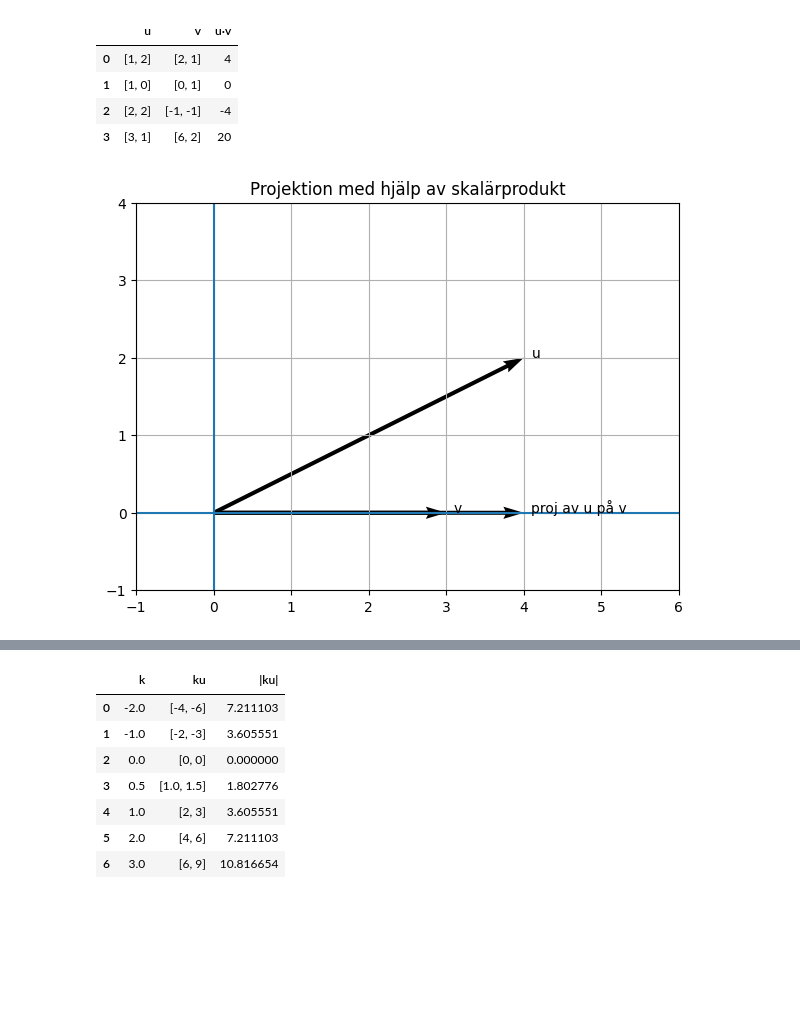
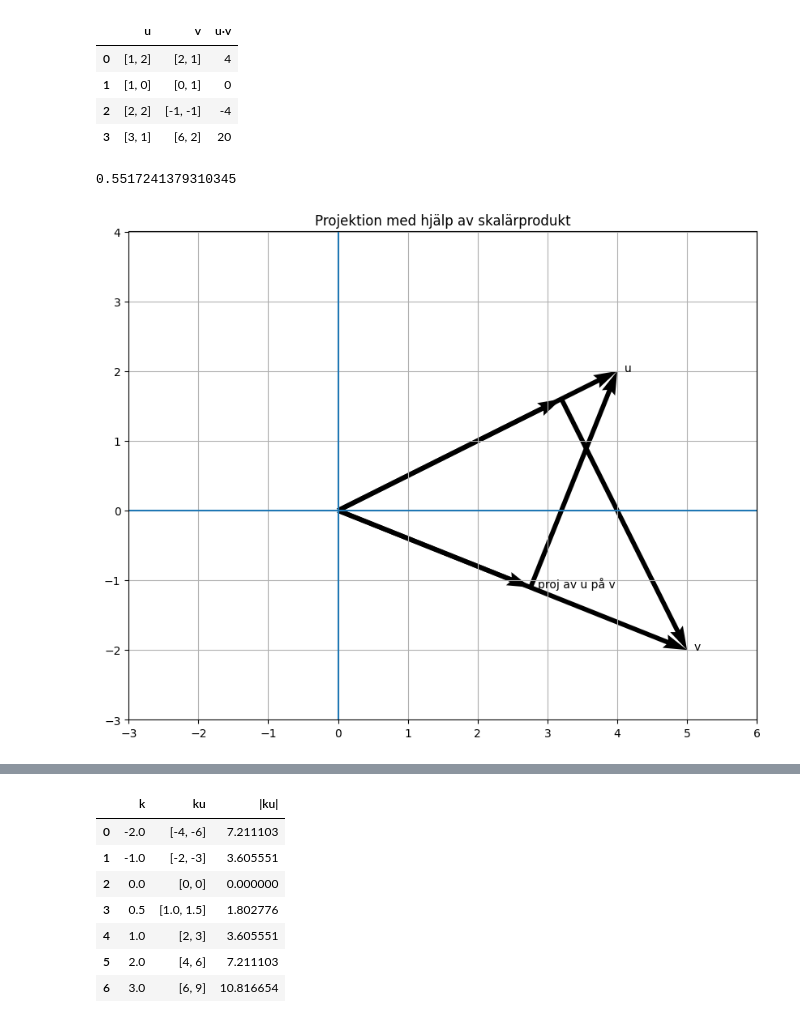
Before and after one commit to sebastianmentor/Lektioner_IntroML_TH_PYAI25, a Jupyter notebook: THPYAI25_intro_ml_Lektion_5/pd_plt_demo.ipynb, the cells around one changed output, grey strips where cells are left out. Saved outputs shown, nothing was run; the diff lists cells and outputs as text; code cells hidden in the pictures; blank space fills up the shorter version.

```diff
--- a/THPYAI25_intro_ml_Lektion_5/pd_plt_demo.ipynb
+++ b/THPYAI25_intro_ml_Lektion_5/pd_plt_demo.ipynb
@@ -168,27 +169,34 @@ display(df)
 | 3 | [3, 1] | [6, 2] | 20 |
 # %%
 u = np.array([4, 2])
-v = np.array([3, 0])
+v = np.array([5, -2])
+
+print((np.dot(u, v) / np.dot(v, v)))
 
 proj_u_on_v = (np.dot(u, v) / np.dot(v, v)) * v
+proj_v_on_u = (np.dot(u, v) / np.dot(u, u)) * u
 
-plt.figure(figsize=(7, 7))
+plt.figure(figsize=(10, 10))
 plt.axhline(0)
 plt.axvline(0)
 
 plt.quiver(0, 0, u[0], u[1], angles='xy', scale_units='xy', scale=1)
 plt.quiver(0, 0, v[0], v[1], angles='xy', scale_units='xy', scale=1)
 plt.quiver(0, 0, proj_u_on_v[0], proj_u_on_v[1], angles='xy', scale_units='xy', scale=1)
+plt.quiver(proj_u_on_v[0], proj_u_on_v[1], u[0] - proj_u_on_v[0], u[1] - proj_u_on_v[1], angles='xy', scale_units='xy', scale=1)
+plt.quiver(0, 0, proj_v_on_u[0], proj_v_on_u[1], angles='xy', scale_units='xy', scale=1)
+plt.quiver(proj_v_on_u[0], proj_v_on_u[1], v[0] - proj_v_on_u[0], v[1] - proj_v_on_u[1], angles='xy', scale_units='xy', scale=1)
 
 plt.text(u[0] + 0.1, u[1], 'u')
 plt.text(v[0] + 0.1, v[1], 'v')
 plt.text(proj_u_on_v[0] + 0.1, proj_u_on_v[1], 'proj av u på v')
 
-plt.xlim(-1, 6)
-plt.ylim(-1, 4)
+plt.xlim(-3, 6)
+plt.ylim(-3, 4)
 plt.grid(True)
 plt.gca().set_aspect('equal')
 plt.title("Projektion med hjälp av skalärprodukt")
 plt.show()
 # %% [output]
+0.5517241379310345
-[figure, old version]
+[figure, new version]
```
Also changed, not shown: parts of 2 cells of this notebook, 3 other files.
